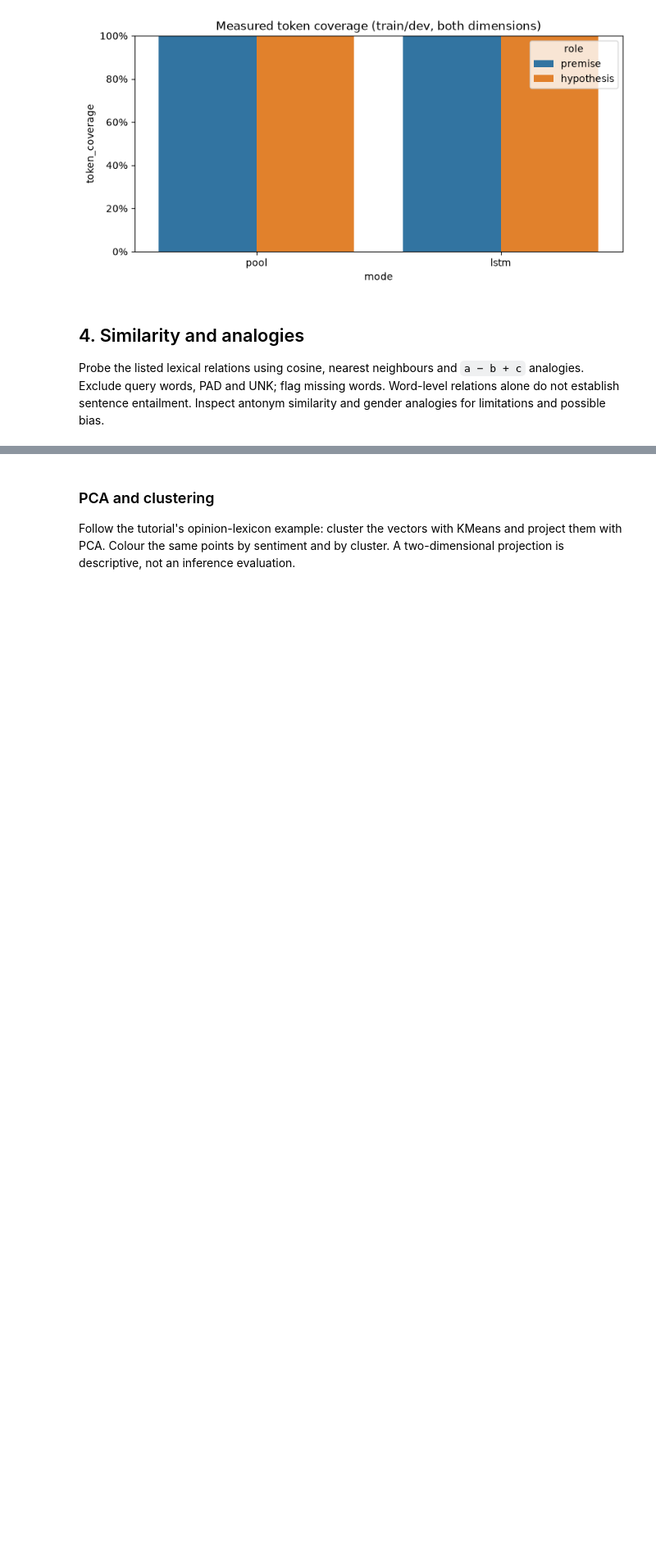
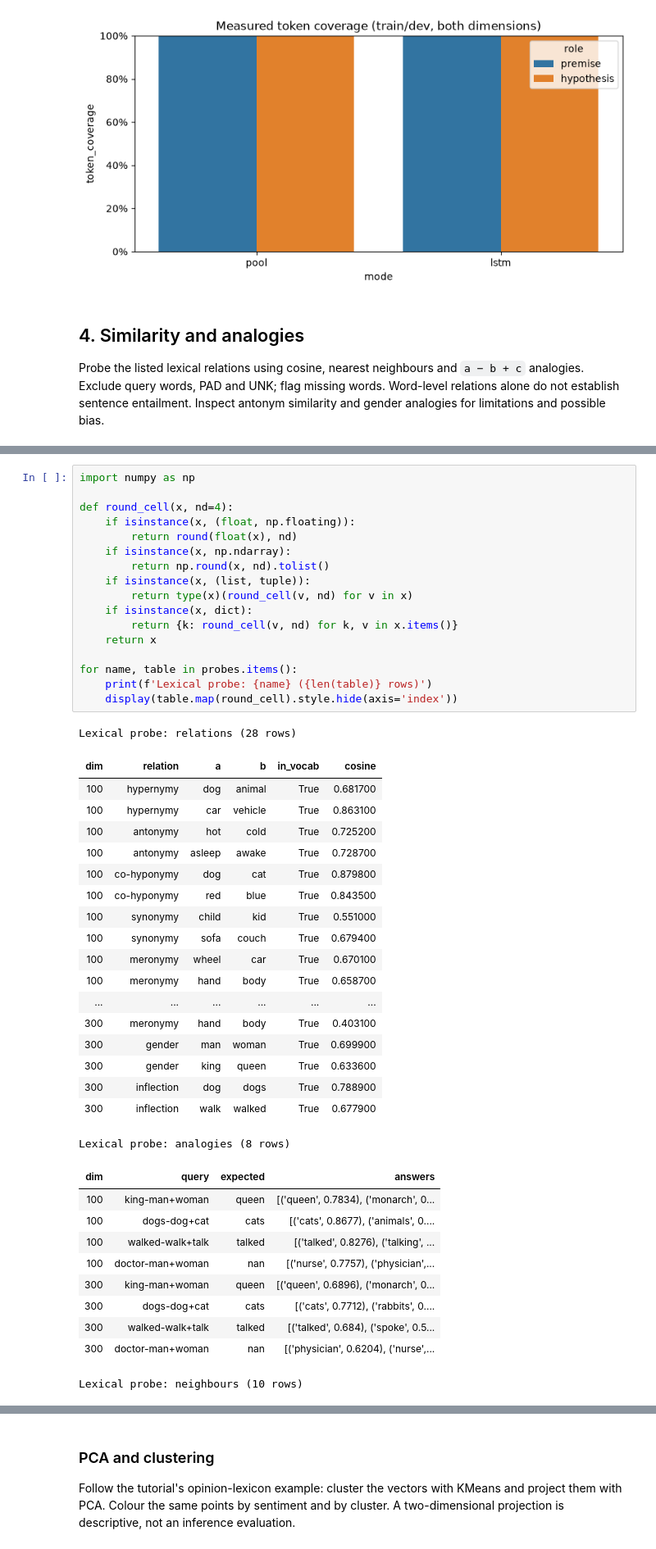
Before and after one commit to liangzaitz/nlp1-student-gp57, a Jupyter notebook: part2/project2_results/project2_executed.ipynb, the cells around one changed output, grey strips where cells are left out. Shown at 82% size. Drawn from its saved outputs; the diff is of its cells as text; blank space fills up the shorter version.

```diff
--- a/part2/project2_results/project2_executed.ipynb
+++ b/part2/project2_results/project2_executed.ipynb
@@ -441,0 +406,47 @@ for table in probes.values():
+# %%
+import numpy as np
+
+def round_cell(x, nd=4):
+    if isinstance(x, (float, np.floating)):
+        return round(float(x), nd)
+    if isinstance(x, np.ndarray):
+        return np.round(x, nd).tolist()
+    if isinstance(x, (list, tuple)):
+        return type(x)(round_cell(v, nd) for v in x)
+    if isinstance(x, dict):
+        return {k: round_cell(v, nd) for k, v in x.items()}
+    return x
+
+for name, table in probes.items():
+    print(f'Lexical probe: {name} ({len(table)} rows)')
+    display(table.map(round_cell).style.hide(axis='index'))
+# %% [output]
+Lexical probe: relations (28 rows)
+| dim | relation | a | b | in_vocab | cosine |
+| 100 | hypernymy | dog | animal | True | 0.681700 |
+| 100 | hypernymy | car | vehicle | True | 0.863100 |
+| 100 | antonymy | hot | cold | True | 0.725200 |
+| 100 | antonymy | asleep | awake | True | 0.728700 |
+| 100 | co-hyponymy | dog | cat | True | 0.879800 |
+| 100 | co-hyponymy | red | blue | True | 0.843500 |
+| 100 | synonymy | child | kid | True | 0.551000 |
+| 100 | synonymy | sofa | couch | True | 0.679400 |
+| 100 | meronymy | wheel | car | True | 0.670100 |
+| 100 | meronymy | hand | body | True | 0.658700 |
+| ... | ... | ... | ... | ... | ... |
+| 300 | meronymy | hand | body | True | 0.403100 |
+| 300 | gender | man | woman | True | 0.699900 |
+| 300 | gender | king | queen | True | 0.633600 |
+| 300 | inflection | dog | dogs | True | 0.788900 |
+| 300 | inflection | walk | walked | True | 0.677900 |
+Lexical probe: analogies (8 rows)
+| dim | query | expected | answers |
+| 100 | king-man+woman | queen | [('queen', 0.7834), ('monarch', 0... |
+| 100 | dogs-dog+cat | cats | [('cats', 0.8677), ('animals', 0.... |
+| 100 | walked-walk+talk | talked | [('talked', 0.8276), ('talking', ... |
+| 100 | doctor-man+woman | nan | [('nurse', 0.7757), ('physician',... |
+| 300 | king-man+woman | queen | [('queen', 0.6896), ('monarch', 0... |
+| 300 | dogs-dog+cat | cats | [('cats', 0.7712), ('rabbits', 0.... |
+| 300 | walked-walk+talk | talked | [('talked', 0.684), ('spoke', 0.5... |
+| 300 | doctor-man+woman | nan | [('physician', 0.6204), ('nurse',... |
+Lexical probe: neighbours (10 rows)
```
Also changed, not shown: parts of 7 cells of this notebook, 7 other files.
